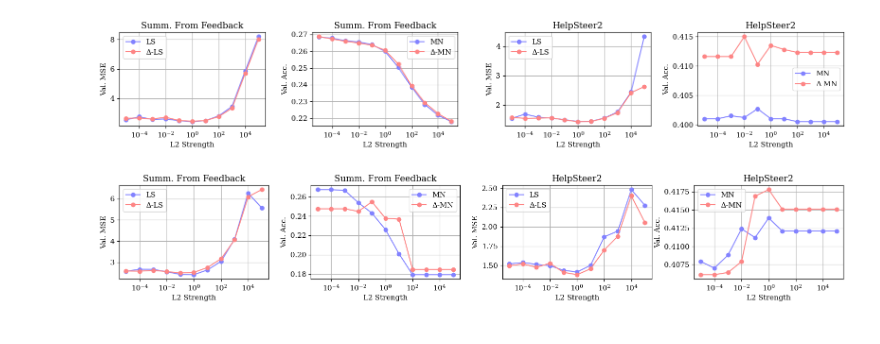
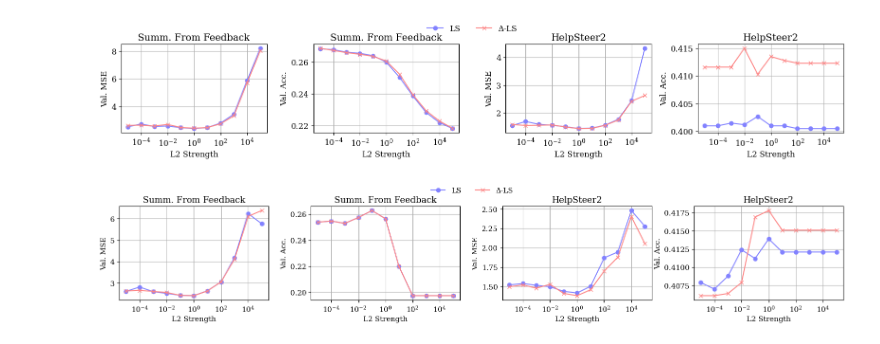
Before and after one commit to aishwaryax/learn-to-judge, a Jupyter notebook: notebooks/ablations.ipynb, the cells around one changed output. Saved outputs shown, nothing was run; the diff lists cells and outputs as text; code cells hidden in the pictures.

```diff
--- a/notebooks/ablations.ipynb
+++ b/notebooks/ablations.ipynb
@@ -4,7 +4,7 @@ import matplotlib.pyplot as plt
 # Plot style settings
 plt.rcParams.update({
     "font.family": "serif",
-    "font.size": 11,
+    "font.size": 12,
     "figure.figsize": (16, 3),
     "pdf.fonttype": 42
 })
@@ -18,7 +18,7 @@ delta_mse_1 =  [2.6523, 2.6649, 2.6071, 2.7219, 2.5043, 2.4524, 2.4964, 2.7654,
 ls_acc_1 =     [0.2684, 0.2678, 0.2662, 0.2655, 0.2640, 0.2599, 0.2503, 0.2386, 0.2282, 0.2218, 0.2180]
 delta_acc_1 =  [0.2687, 0.2673, 0.2659, 0.2649, 0.2636, 0.2606, 0.2523, 0.2394, 0.2293, 0.2228, 0.2182]
 
-# === Dataset 2 (just copying for now) ===
+# === Dataset 2 ===
 ls_mse_2 = [1.5421, 1.6876, 1.5842, 1.5514, 1.4972, 1.4348, 1.4453, 1.5545, 1.7676, 2.4379, 4.3319]
 delta_mse_2 = [1.5787, 1.5410, 1.5489, 1.5617, 1.4873, 1.4301, 1.4388, 1.5472, 1.7411, 2.4168, 2.6261]
 ls_acc_2 = [0.4010, 0.4010, 0.4015, 0.4012, 0.4027, 0.4010, 0.4010, 0.4005, 0.4005, 0.4005, 0.4005]
@@ -30,57 +30,61 @@ fig, axs = plt.subplots(1, 4, figsize=(16, 3))
 delta_symbol = '\u0394'
 # === Plot 1: Dataset 1 MSE ===
 axs[0].plot(x, ls_mse_1, marker='o', label='LS', color='#8282ff')
-axs[0].plot(x, delta_mse_1, marker='o', label=f"{delta_symbol}-LS", color='#fd8585')
+axs[0].plot(x, delta_mse_1, marker='x', label=f"{delta_symbol}-LS", color='#fd8585')
 axs[0].set_title("Summ. From Feedback")
 axs[0].set_xscale('log')
 axs[0].set_xlabel("L2 Strength")
 axs[0].set_ylabel("Val. MSE")
-axs[0].legend()
 axs[0].grid(True)
 
 # === Plot 2: Dataset 1 Accuracy ===
 axs[1].plot(x, ls_acc_1, marker='o', label='MN', color='#8282ff')
-axs[1].plot(x, delta_acc_1, marker='o', label=f"{delta_symbol}-MN", color='#fd8585')
+axs[1].plot(x, delta_acc_1, marker='x', label=f"{delta_symbol}-MN", color='#fd8585')
 axs[1].set_title("Summ. From Feedback")
 axs[1].set_xscale('log')
 axs[1].set_xlabel("L2 Strength")
 axs[1].set_ylabel("Val. Acc.")
-axs[1].legend()
 axs[1].grid(True)
 
 # === Plot 3: Dataset 2 MSE ===
 axs[2].plot(x, ls_mse_2, marker='o', label='LS', color='#8282ff')
-axs[2].plot(x, delta_mse_2, marker='o', label=f"{delta_symbol}-LS", color='#fd8585')
+axs[2].plot(x, delta_mse_2, marker='x', label=f"{delta_symbol}-LS", color='#fd8585')
 axs[2].set_title("HelpSteer2")
 axs[2].set_xscale('log')
 axs[2].set_xlabel("L2 Strength")
 axs[2].set_ylabel("Val. MSE")
-axs[2].legend()
 axs[2].grid(True)
 
 # === Plot 4: Dataset 2 Accuracy ===
 axs[3].plot(x, ls_acc_2, marker='o', label='MN', color='#8282ff')
-axs[3].plot(x, delta_acc_2, marker='o', label=f"{delta_symbol}-MN", color='#fd8585')
+axs[3].plot(x, delta_acc_2, marker='x', label=f"{delta_symbol}-MN", color='#fd8585')
 axs[3].set_title("HelpSteer2")
 axs[3].set_xscale('log')
 axs[3].set_xlabel("L2 Strength")
 axs[3].set_ylabel("Val. Acc.")
-axs[3].legend()
 axs[3].grid(True)
 
 # Layout and save
 plt.tight_layout()
-plt.savefig("ratings_prometheus.pdf", format='pdf', bbox_inches='tight')
+handles, labels = axs[0].get_legend_handles_labels()
+fig.legend(
+    handles, labels,
+    loc='upper center',
+    bbox_to_anchor=(0.5, 1.05),
+    ncol=4,
+    frameon=False
+)
+plt.savefig("ratings_prometheus_reg_plots.pdf", format='pdf', bbox_inches='tight')
 plt.show()
 # %% [output]
-[figure, old version]
+[figure, new version]
 # %%
 import matplotlib.pyplot as plt
 
 # Plot style settings
 plt.rcParams.update({
     "font.family": "serif",
-    "font.size": 11,
+    "font.size": 12,
     "figure.figsize": (16, 3),
     "pdf.fonttype": 42
 })
@@ -89,12 +93,12 @@ plt.rcParams.update({
 x = [1e-5, 1e-4, 1e-3, 1e-2, 1e-1, 1e0, 1e1, 1e2, 1e3, 1e4, 1e5]
 
 # === Dataset 1 ===
-ls_mse_1 =     [2.5776, 2.6681, 2.6657, 2.5518, 2.4265, 2.4146, 2.6366, 3.0414, 4.0843, 6.2699, 5.5757]
-delta_mse_1 =  [2.5873, 2.5782, 2.6201, 2.5588, 2.4974, 2.5218, 2.7519, 3.1627, 4.0573, 6.0937, 6.4346]
-ls_acc_1 =     [0.2673, 0.2673, 0.2664, 0.2538, 0.2430, 0.2260, 0.2009, 0.1794, 0.1794, 0.1794, 0.1794]
-delta_acc_1 =  [0.2475, 0.2475, 0.2475, 0.2448, 0.2547, 0.2377, 0.2368, 0.1848, 0.1848, 0.1848, 0.1848]
+ls_mse_1 =     [2.6109, 2.8135, 2.5978, 2.5154, 2.4266, 2.4146, 2.6366, 3.0498, 4.1789, 6.2372, 5.7574]
+delta_mse_1 =  [2.6297, 2.6578, 2.6076, 2.5587, 2.4240, 2.4104, 2.6300, 3.0536, 4.1082, 6.1016, 6.3746]
+ls_acc_1 =     [0.2538, 0.2547, 0.2529, 0.2574, 0.2628, 0.2565, 0.2197, 0.1973, 0.1973, 0.1973, 0.1973]
+delta_acc_1 =  [0.2538, 0.2547, 0.2529, 0.2574, 0.2628, 0.2565, 0.2197, 0.1973, 0.1973, 0.1973, 0.1973]
 
-# === Dataset 2 (just copying for now) ===
+# === Dataset 2 ===
 ls_mse_2 = [1.5195, 1.5369, 1.5150, 1.4965, 1.4368, 1.4155, 1.5020, 1.8702, 1.9442, 2.4810, 2.2773]
 delta_mse_2 = [1.4950, 1.5197, 1.4767, 1.5278, 1.4103, 1.3806, 1.4571, 1.6998, 1.8771, 2.4006, 2.0544]
 ls_acc_2 = [0.4079, 0.4070, 0.4088, 0.4124, 0.4112, 0.4139, 0.4121, 0.4121, 0.4121, 0.4121, 0.4121]
@@ -107,47 +111,51 @@ fig, axs = plt.subplots(1, 4, figsize=(16, 3))
 delta_symbol = '\u0394'
 # === Plot 1: Dataset 1 MSE ===
 axs[0].plot(x, ls_mse_1, marker='o', label='LS', color='#8282ff')
-axs[0].plot(x, delta_mse_1, marker='o', label=f"{delta_symbol}-LS", color='#fd8585')
+axs[0].plot(x, delta_mse_1, marker='x', label=f"{delta_symbol}-LS", color='#fd8585')
 axs[0].set_title("Summ. From Feedback")
 axs[0].set_xscale('log')
 axs[0].set_xlabel("L2 Strength")
 axs[0].set_ylabel("Val. MSE")
-axs[0].legend()
 axs[0].grid(True)
 
 # === Plot 2: Dataset 1 Accuracy ===
 axs[1].plot(x, ls_acc_1, marker='o', label='MN', color='#8282ff')
-axs[1].plot(x, delta_acc_1, marker='o', label=f"{delta_symbol}-MN", color='#fd8585')
+axs[1].plot(x, delta_acc_1, marker='x', label=f"{delta_symbol}-MN", color='#fd8585')
 axs[1].set_title("Summ. From Feedback")
 axs[1].set_xscale('log')
 axs[1].set_xlabel("L2 Strength")
 axs[1].set_ylabel("Val. Acc.")
-axs[1].legend()
 axs[1].grid(True)
 
 # === Plot 3: Dataset 2 MSE ===
 axs[2].plot(x, ls_mse_2, marker='o', label='LS', color='#8282ff')
-axs[2].plot(x, delta_mse_2, marker='o', label=f"{delta_symbol}-LS", color='#fd8585')
+axs[2].plot(x, delta_mse_2, marker='x', label=f"{delta_symbol}-LS", color='#fd8585')
 axs[2].set_title("HelpSteer2")
 axs[2].set_xscale('log')
 axs[2].set_xlabel("L2 Strength")
 axs[2].set_ylabel("Val. MSE")
-axs[2].legend()
 axs[2].grid(True)
 
 # === Plot 4: Dataset 2 Accuracy ===
 axs[3].plot(x, ls_acc_2, marker='o', label='MN', color='#8282ff')
-axs[3].plot(x, delta_acc_2, marker='o', label=f"{delta_symbol}-MN", color='#fd8585')
+axs[3].plot(x, delta_acc_2, marker='x', label=f"{delta_symbol}-MN", color='#fd8585')
 axs[3].set_title("HelpSteer2")
 axs[3].set_xscale('log')
 axs[3].set_xlabel("L2 Strength")
 axs[3].set_ylabel("Val. Acc.")
-axs[3].legend()
 axs[3].grid(True)
 
 # Layout and save
 plt.tight_layout()
-plt.savefig("ratings_llama.pdf", format='pdf', bbox_inches='tight')
+handles, labels = axs[0].get_legend_handles_labels()
+fig.legend(
+    handles, labels,
+    loc='upper center',
+    bbox_to_anchor=(0.5, 1.05),
+    ncol=4,
+    frameon=False
+)
+plt.savefig("ratings_llama_reg_plots.pdf", format='pdf', bbox_inches='tight')
 plt.show()
 # %% [output]
-[figure, old version]
+[figure, new version]
```
Also changed, not shown: parts of 7 cells of this notebook, 7 other files.
